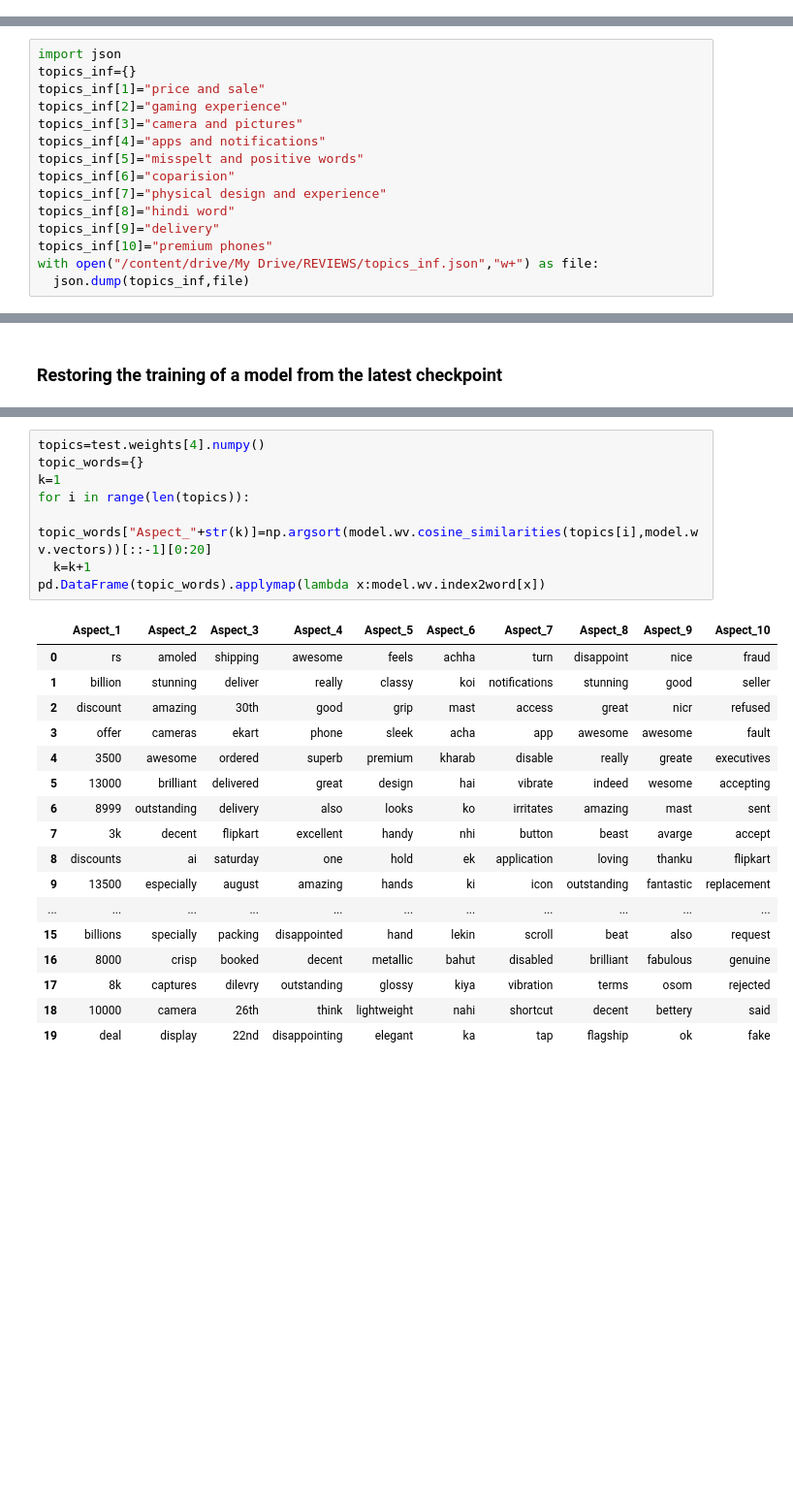
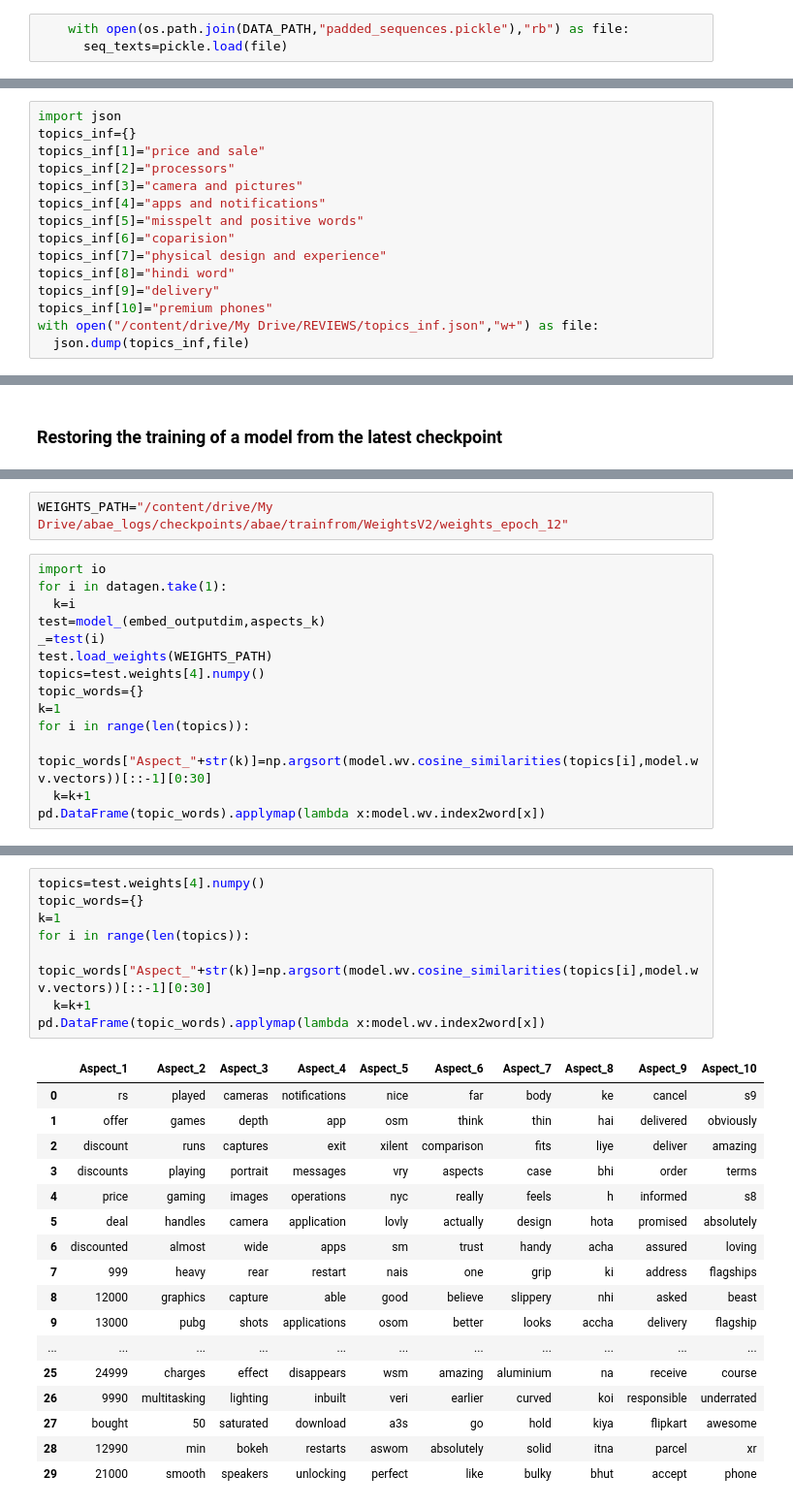
Before and after one commit to harsha-bsm/attention-based-aspect-extraction, a Jupyter notebook: WORKINGFILE_modularising_Atten_based_Aspect_Extraction_POC_.ipynb, the cells around one changed output, grey strips where cells are left out. Shown: that part at 97% size. Saved outputs shown, nothing was run; the diff lists cells and outputs as text; blank space fills up the shorter version.

```diff
--- a/WORKINGFILE_modularising_Atten_based_Aspect_Extraction_POC_.ipynb
+++ b/WORKINGFILE_modularising_Atten_based_Aspect_Extraction_POC_.ipynb
@@ -426,5 +991,8 @@ def gendata():
       yield seq_texts[i],lis
 dataset=tf.data.Dataset.from_generator(gendata, output_types=(tf.int32,tf.int32))
 dataset=dataset.repeat(1).shuffle(buffer_size=1024).batch(100).prefetch(tf.data.experimental.AUTOTUNE)
+# %%
+    with open(os.path.join(DATA_PATH,"padded_sequences.pickle"),"rb") as file:
+      seq_texts=pickle.load(file)
 # %%
 dataset=generate_dataset(buffer_size=1024,batch_size=100,negative_samples=20)
@@ -802,7 +1351,7 @@ pd.DataFrame(topic_words).applymap(lambda x:model.wv.index2word[x])
 import json
 topics_inf={}
 topics_inf[1]="price and sale"
-topics_inf[2]="gaming experience"
+topics_inf[2]="processors"
 topics_inf[3]="camera and pictures"
 topics_inf[4]="apps and notifications"
 topics_inf[5]="misspelt and positive words"
@@ -907,3 +1455,19 @@ test
+# %%
+WEIGHTS_PATH="/content/drive/My Drive/abae_logs/checkpoints/abae/trainfrom/WeightsV2/weights_epoch_12"
+# %%
+import io
+for i in datagen.take(1):
+  k=i
+test=model_(embed_outputdim,aspects_k)
+_=test(i)
+test.load_weights(WEIGHTS_PATH)
+topics=test.weights[4].numpy()
+topic_words={}
+k=1
+for i in range(len(topics)):
+  topic_words["Aspect_"+str(k)]=np.argsort(model.wv.cosine_similarities(topics[i],model.wv.vectors))[::-1][0:30]
+  k=k+1
+pd.DataFrame(topic_words).applymap(lambda x:model.wv.index2word[x])
 # %%
 #model initialisation
 #abae=model_(embed_inputdim,embed_outputdim,trained_weights,aspects_k,dense,inputlength)
@@ -983,26 +1549,26 @@ Saving checkpoint for iteration 1 at /content/drive/My Drive/abae_logs/checkpoin
 # %%
 topics=test.weights[4].numpy()
 topic_words={}
 k=1
 for i in range(len(topics)):
-  topic_words["Aspect_"+str(k)]=np.argsort(model.wv.cosine_similarities(topics[i],model.wv.vectors))[::-1][0:20]
+  topic_words["Aspect_"+str(k)]=np.argsort(model.wv.cosine_similarities(topics[i],model.wv.vectors))[::-1][0:30]
   k=k+1
 pd.DataFrame(topic_words).applymap(lambda x:model.wv.index2word[x])
 # %% [output]
 |  | Aspect_1 | Aspect_2 | Aspect_3 | Aspect_4 | Aspect_5 | Aspect_6 | Aspect_7 | Aspect_8 | Aspect_9 | Aspect_10 |
-| 0 | rs | amoled | shipping | awesome | feels | achha | turn | disappoint | nice | fraud |
-| 1 | billion | stunning | deliver | really | classy | koi | notifications | stunning | good | seller |
-| 2 | discount | amazing | 30th | good | grip | mast | access | great | nicr | refused |
-| 3 | offer | cameras | ekart | phone | sleek | acha | app | awesome | awesome | fault |
-| 4 | 3500 | awesome | ordered | superb | premium | kharab | disable | really | greate | executives |
-| 5 | 13000 | brilliant | delivered | great | design | hai | vibrate | indeed | wesome | accepting |
-| 6 | 8999 | outstanding | delivery | also | looks | ko | irritates | amazing | mast | sent |
-| 7 | 3k | decent | flipkart | excellent | handy | nhi | button | beast | avarge | accept |
-| 8 | discounts | ai | saturday | one | hold | ek | application | loving | thanku | flipkart |
-| 9 | 13500 | especially | august | amazing | hands | ki | icon | outstanding | fantastic | replacement |
+| 0 | rs | played | cameras | notifications | nice | far | body | ke | cancel | s9 |
+| 1 | offer | games | depth | app | osm | think | thin | hai | delivered | obviously |
+| 2 | discount | runs | captures | exit | xilent | comparison | fits | liye | deliver | amazing |
+| 3 | discounts | playing | portrait | messages | vry | aspects | case | bhi | order | terms |
+| 4 | price | gaming | images | operations | nyc | really | feels | h | informed | s8 |
+| 5 | deal | handles | camera | application | lovly | actually | design | hota | promised | absolutely |
+| 6 | discounted | almost | wide | apps | sm | trust | handy | acha | assured | loving |
+| 7 | 999 | heavy | rear | restart | nais | one | grip | ki | address | flagships |
+| 8 | 12000 | graphics | capture | able | good | believe | slippery | nhi | asked | beast |
+| 9 | 13000 | pubg | shots | applications | osom | better | looks | accha | delivery | flagship |
 | ... | ... | ... | ... | ... | ... | ... | ... | ... | ... | ... |
-| 15 | billions | specially | packing | disappointed | hand | lekin | scroll | beat | also | request |
-| 16 | 8000 | crisp | booked | decent | metallic | bahut | disabled | brilliant | fabulous | genuine |
-| 17 | 8k | captures | dilevry | outstanding | glossy | kiya | vibration | terms | osom | rejected |
-| 18 | 10000 | camera | 26th | think | lightweight | nahi | shortcut | decent | bettery | said |
-| 19 | deal | display | 22nd | disappointing | elegant | ka | tap | flagship | ok | fake |
+| 25 | 24999 | charges | effect | disappears | wsm | amazing | aluminium | na | receive | course |
+| 26 | 9990 | multitasking | lighting | inbuilt | veri | earlier | curved | koi | responsible | underrated |
+| 27 | bought | 50 | saturated | download | a3s | go | hold | kiya | flipkart | awesome |
+| 28 | 12990 | min | bokeh | restarts | aswom | absolutely | solid | itna | parcel | xr |
+| 29 | 21000 | smooth | speakers | unlocking | perfect | like | bulky | bhut | accept | phone |
```
Also changed, not shown: parts of 40 cells of this notebook.
